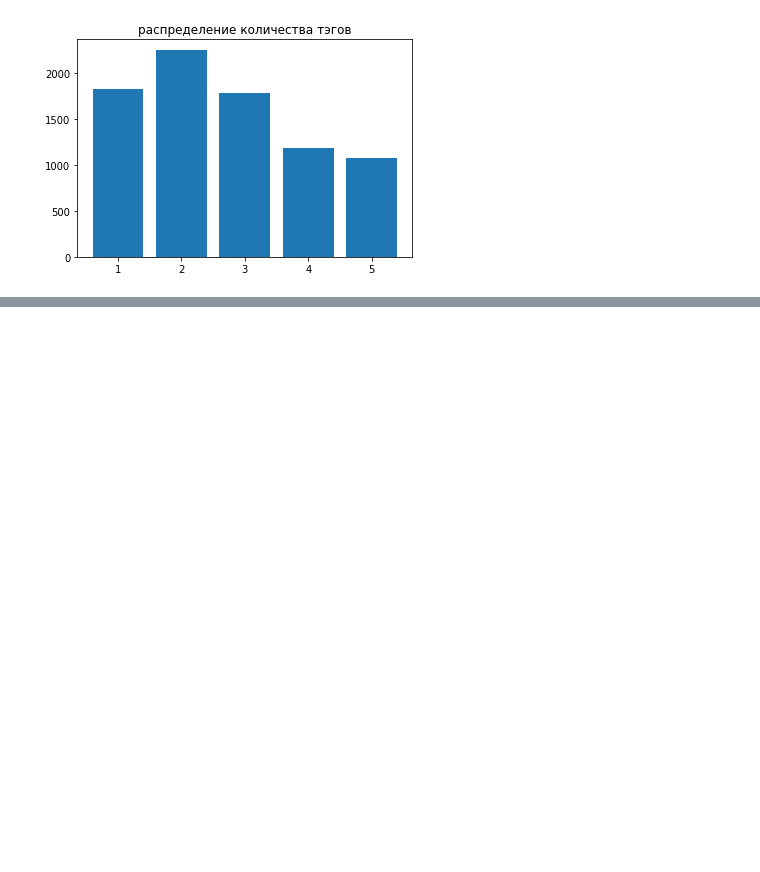
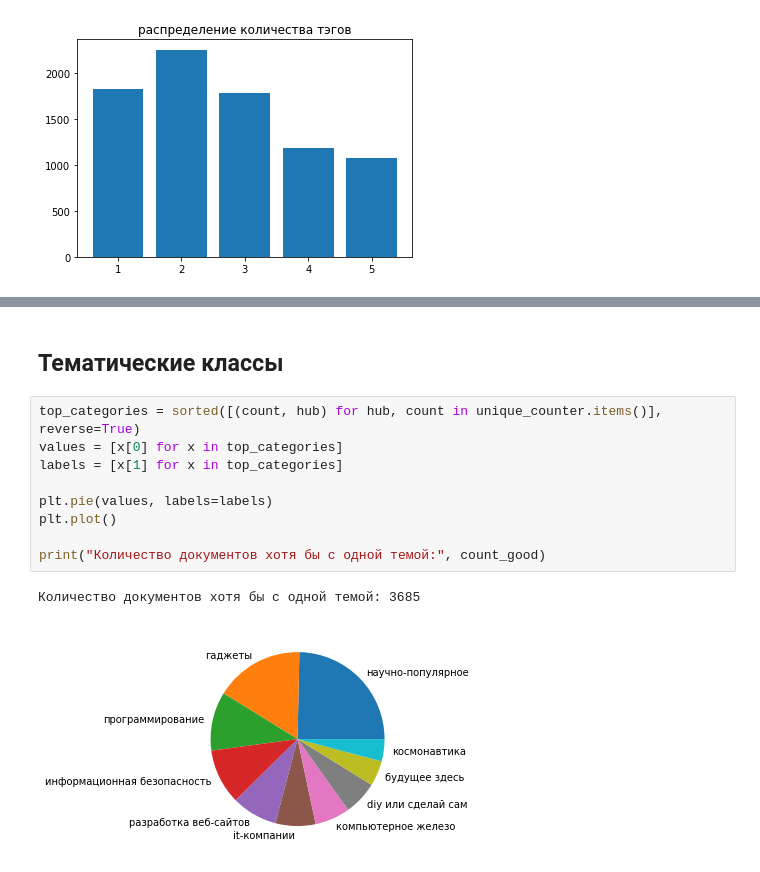
Before and after one commit to MikeLepekhin/habr_topic_classification, a Jupyter notebook: print_statistic.ipynb, the cells around one changed output, grey strips where cells are left out. Cells and saved outputs as stored; diff of their text form; blank space fills up the shorter version.

```diff
--- a/print_statistic.ipynb
+++ b/print_statistic.ipynb
@@ -122,0 +168,14 @@ print()
+# %% [markdown]
+## Тематические классы
+# %%
+top_categories = sorted([(count, hub) for hub, count in unique_counter.items()], reverse=True)
+values = [x[0] for x in top_categories]
+labels = [x[1] for x in top_categories]
+
+plt.pie(values, labels=labels)
+plt.plot()
+
+print("Количество документов хотя бы с одной темой:", count_good)
+# %% [output]
+Количество документов хотя бы с одной темой: 3685
+[figure, added]
```
Also changed, not shown: parts of 6 cells of this notebook, 3 other files.
